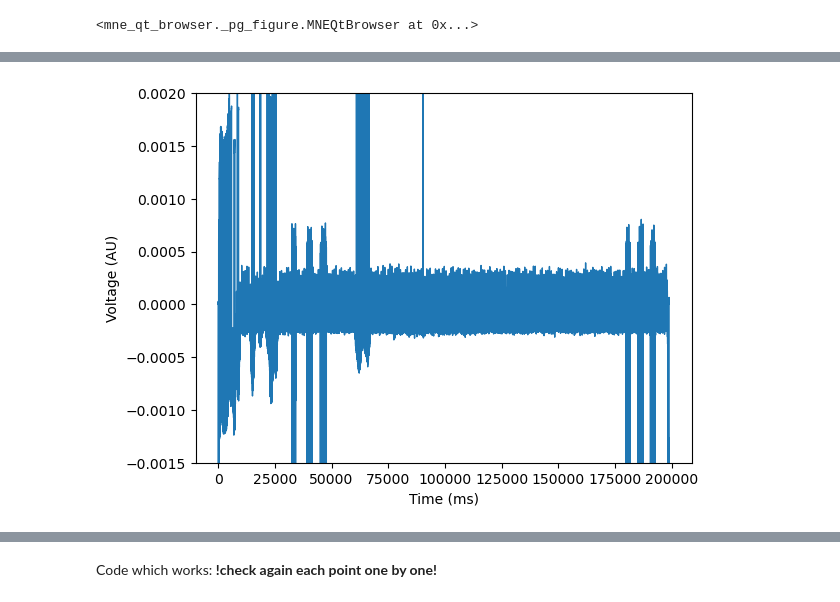
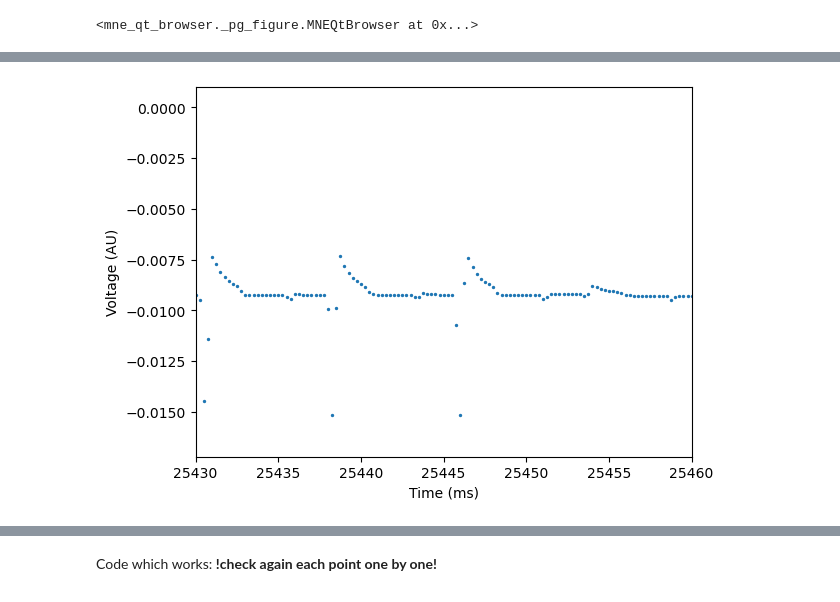
Before and after one commit to juliettevivien/Synchronization, a Jupyter notebook: Align LFP data with sensor data.ipynb, the cells around one changed output, grey strips where cells are left out. Cells and saved outputs as stored; diff of their text form; code cells hidden in the pictures.

```diff
--- a/Align LFP data with sensor data.ipynb
+++ b/Align LFP data with sensor data.ipynb
@@ -343,10 +343,10 @@ mne_object.plot(start = 5, duration = 5, n_channels = 2)
 Using qt as 2D backend.
 <mne_qt_browser._pg_figure.MNEQtBrowser at 0x...>
 # %%
-BIP01 = mne_object.get_data()[65]
+BIP01 = mne_object.get_data()[0]
 plt.xlabel('Time (ms)')
 plt.ylabel('Voltage (AU)')
 plt.plot(x2_time,BIP01,linewidth=1)
-plt.xlim
+#plt.xlim(23000,25000)
 plt.show()
 # %% [output]
@@ -379,8 +354,9 @@ Designing a one-pass, zero-phase, non-causal highpass filter:
 # %%
 plt.xlabel('Time (ms)')
 plt.ylabel('Voltage (AU)')
-plt.ylim(-0.0015,0.002)
-plt.plot(x2_time,mne_object_filtered,linewidth=1)
+plt.scatter(x2_time,BIP01,linewidth=1,s=2)
+plt.xlim(25430, 25460)
+#plt.ylim(-0.002,0.001)
 plt.show()
 # %% [output]
-[figure, old version]
+[figure, new version]
```
Also changed, not shown: parts of 25 cells of this notebook.
